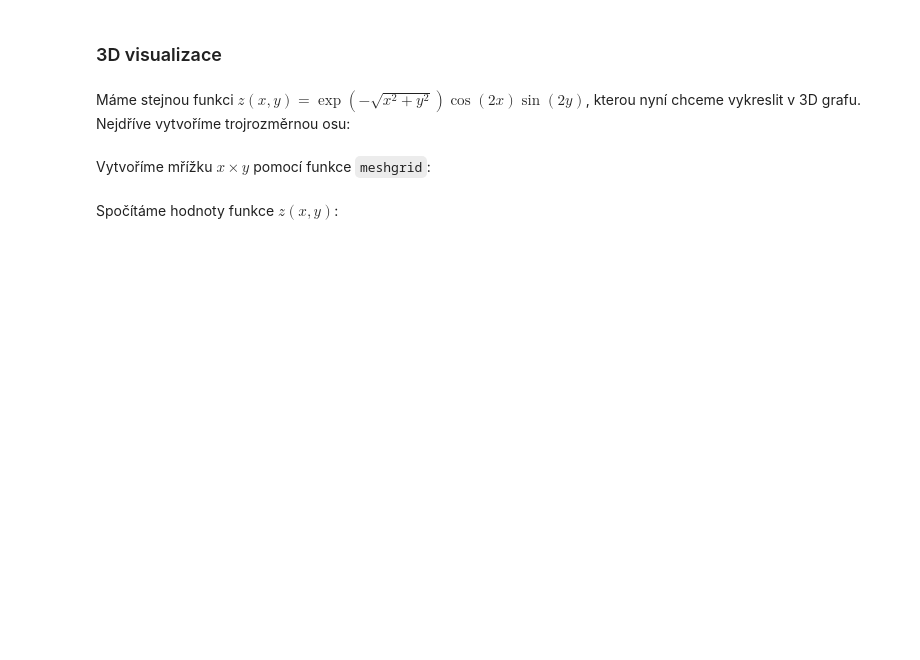
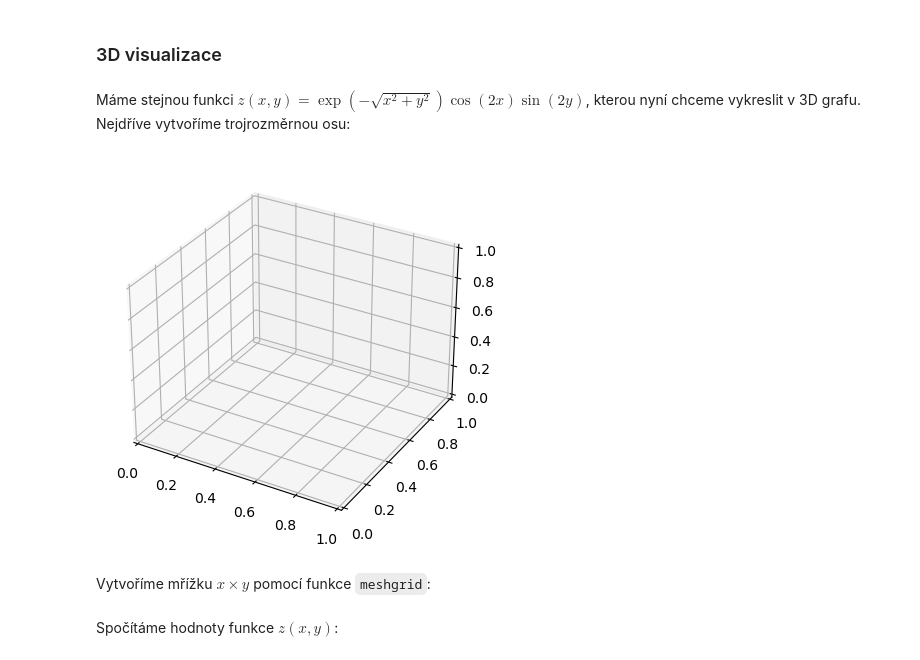
Before and after one commit to jpsikal/anm, a Jupyter notebook: _build/jupyter_execute/Cviceni01.ipynb, the cells around one changed output. Saved outputs shown, nothing was run; the diff lists cells and outputs as text; code cells hidden in the pictures; blank space fills up the shorter version.

```diff
--- a/_build/jupyter_execute/Cviceni01.ipynb
+++ b/_build/jupyter_execute/Cviceni01.ipynb
@@ -260,7 +371,10 @@ Kontury získáme použitím funkce `contour()`:
 # %% [markdown]
 Máme stejnou funkci $z(x,y)=\exp(-\sqrt{x^2+y^2})\cos(2x)\sin(2y)$, kterou nyní chceme vykreslit v 3D grafu. Nejdříve vytvoříme trojrozměrnou osu:
 # %%
-# 3D graf
+fig = plt.figure()
+ax = fig.add_subplot(1, 1, 1, projection='3d')
+# %% [output]
+[figure, added]
 # %% [markdown]
 Vytvoříme mřížku $x\times y$ pomocí funkce `meshgrid`:
 # %%
```
Also changed, not shown: parts of 18 cells of this notebook, 32 other files.
